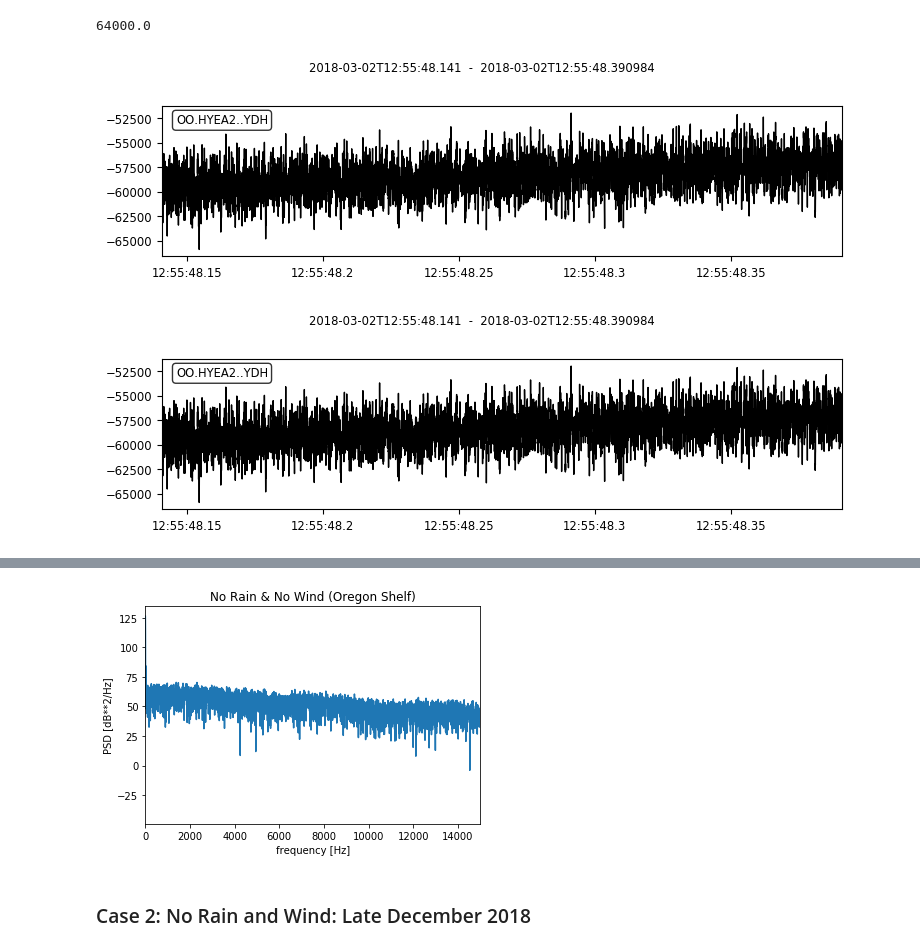
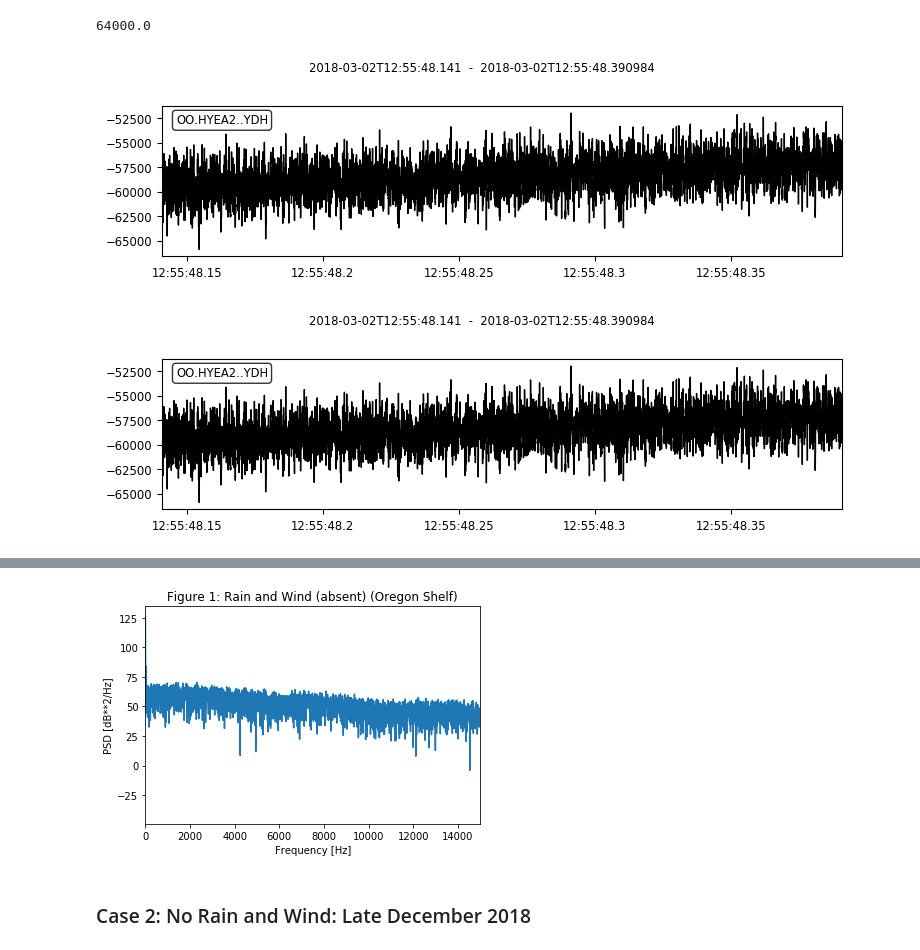
Before and after one commit to calebkt/BME_450_Hydrophone, a Jupyter notebook: TaingCal_BME450_Hydrophone.ipynb, the cells around one changed output, grey strips where cells are left out. Cells and saved outputs as stored; diff of their text form; code cells hidden in the pictures.

```diff
--- a/TaingCal_BME450_Hydrophone.ipynb
+++ b/TaingCal_BME450_Hydrophone.ipynb
@@ -250,10 +250,12 @@ xfft1 = 2*np.square(fft(x1,64000))/(len(x1)*fs1)
 fre1 = np.linspace(1,fs1,64000)
 data_db1 = 10*np.log10(np.abs(xfft1))+169-128.9
 plt.plot(fre1[0:32000], data_db1[0:32000],label='PSD')
-plt.title('No Rain & No Wind (Oregon Shelf)')
-plt.xlabel('frequency [Hz]')
+plt.title('Figure 1: Rain and Wind (absent) (Oregon Shelf)')
+plt.xlabel('Frequency [Hz]')
 plt.ylabel('PSD [dB**2/Hz]')
 plt.xlim(0,15000)
+
+print(st1[0].stats.starttime)
 # %% [output]
 [figure]
 [figure]
@@ -261,4 +263,4 @@ plt.xlim(0,15000)
-[figure, old version]
+[figure, new version]
 # %% [markdown]
 ### Case 2: No Rain and Wind: Late December 2018
 # %%
```
Also changed, not shown: parts of 11 cells of this notebook.
